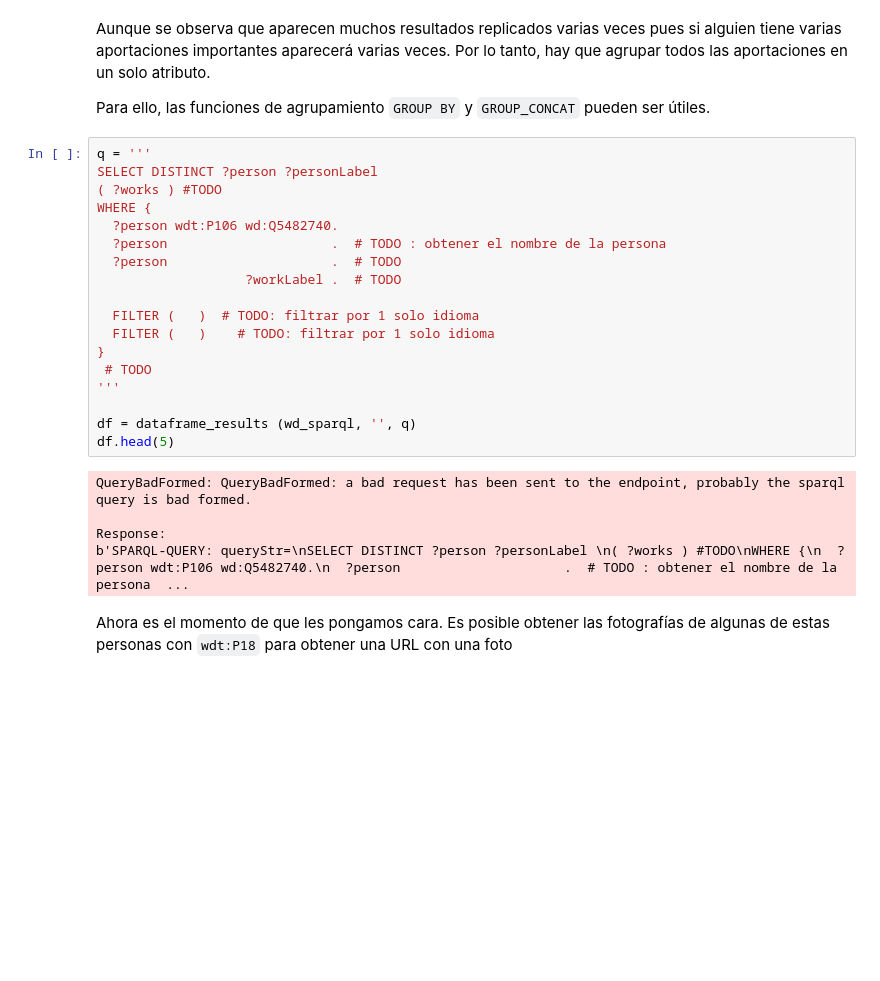
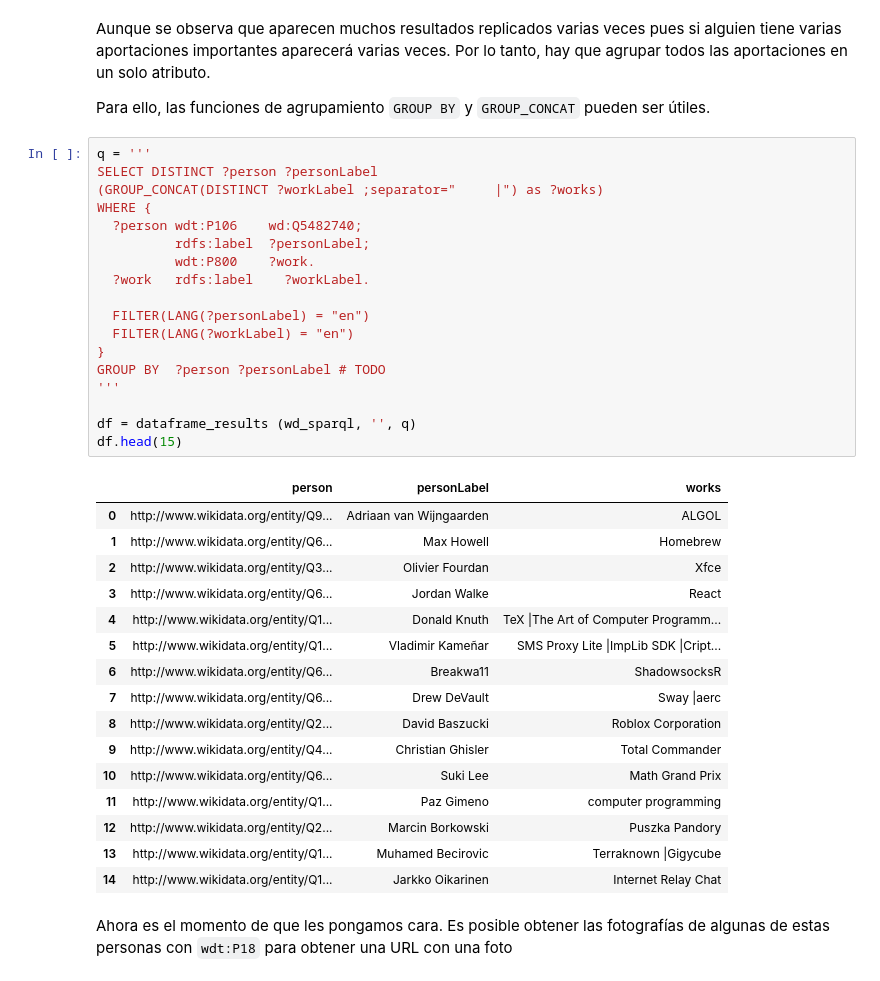
Before and after one commit to pfreezv/UOC, a Jupyter notebook: Tipología y fuentes de datos/pec 4/entrega/TyFdDd_PEC4_alan_coila_bustinza.ipynb, the cells around one changed output. Cells and saved outputs as stored; diff of their text form; blank space fills up the shorter version.

```diff
--- a/Tipología y fuentes de datos/pec 4/entrega/TyFdDd_PEC4_alan_coila_bustinza.ipynb
+++ b/Tipología y fuentes de datos/pec 4/entrega/TyFdDd_PEC4_alan_coila_bustinza.ipynb
@@ -500,29 +489,41 @@ df
 Aunque se observa que aparecen muchos resultados replicados varias veces pues si alguien tiene varias aportaciones importantes aparecerá varias veces. Por lo tanto, hay que agrupar todos las aportaciones en un solo atributo.
 
 Para ello, las funciones de agrupamiento `GROUP BY` y `GROUP_CONCAT` pueden ser útiles.
-# %%
-q = '''
-SELECT DISTINCT ?person ?personLabel
-( ?works ) #TODO
-WHERE {
-  ?person wdt:P106 wd:Q5482740.
-  ?person                     .  # TODO : obtener el nombre de la persona
-  ?person                     .  # TODO
-                   ?workLabel .  # TODO
-
-  FILTER (   )  # TODO: filtrar por 1 solo idioma
-  FILTER (   )    # TODO: filtrar por 1 solo idioma
-}
- # TODO
-'''
-
-df = dataframe_results (wd_sparql, '', q)
-df.head(5)
-# %% [output]
-QueryBadFormed: QueryBadFormed: a bad request has been sent to the endpoint, probably the sparql query is bad formed.
-
-Response:
-b'SPARQL-QUERY: queryStr=\nSELECT DISTINCT ?person ?personLabel \n( ?works ) #TODO\nWHERE {\n  ?person wdt:P106 wd:Q5482740.\n  ?person                     .  # TODO : obtener el nombre de la persona  ...
+# %%
+q = '''
+SELECT DISTINCT ?person ?personLabel
+(GROUP_CONCAT(DISTINCT ?workLabel ;separator="     |") as ?works)
+WHERE {
+  ?person wdt:P106    wd:Q5482740;
+          rdfs:label  ?personLabel;
+          wdt:P800    ?work.
+  ?work   rdfs:label    ?workLabel.
+
+  FILTER(LANG(?personLabel) = "en")
+  FILTER(LANG(?workLabel) = "en")
+}
+GROUP BY  ?person ?personLabel # TODO
+'''
+
+df = dataframe_results (wd_sparql, '', q)
+df.head(15)
+# %% [output]
+|  | person | personLabel | works |
+| 0 | http://www.wikidata.org/entity/Q9... | Adriaan van Wijngaarden | ALGOL |
+| 1 | http://www.wikidata.org/entity/Q6... | Max Howell | Homebrew |
+| 2 | http://www.wikidata.org/entity/Q3... | Olivier Fourdan | Xfce |
+| 3 | http://www.wikidata.org/entity/Q6... | Jordan Walke | React |
+| 4 | http://www.wikidata.org/entity/Q1... | Donald Knuth | TeX |The Art of Computer Programm... |
+| 5 | http://www.wikidata.org/entity/Q1... | Vladimir Kameñar | SMS Proxy Lite |ImpLib SDK |Cript... |
+| 6 | http://www.wikidata.org/entity/Q6... | Breakwa11 | ShadowsocksR |
+| 7 | http://www.wikidata.org/entity/Q6... | Drew DeVault | Sway |aerc |
+| 8 | http://www.wikidata.org/entity/Q2... | David Baszucki | Roblox Corporation |
+| 9 | http://www.wikidata.org/entity/Q4... | Christian Ghisler | Total Commander |
+| 10 | http://www.wikidata.org/entity/Q6... | Suki Lee | Math Grand Prix |
+| 11 | http://www.wikidata.org/entity/Q1... | Paz Gimeno | computer programming |
+| 12 | http://www.wikidata.org/entity/Q2... | Marcin Borkowski | Puszka Pandory |
+| 13 | http://www.wikidata.org/entity/Q1... | Muhamed Becirovic | Terraknown |Gigycube |
+| 14 | http://www.wikidata.org/entity/Q1... | Jarkko Oikarinen | Internet Relay Chat |
 # %% [markdown]
 Ahora es el momento de que les pongamos cara. Es posible obtener las fotografías de algunas de estas personas con `wdt:P18` para obtener una URL con una foto
 # %%
```
Also changed, not shown: parts of 2 cells of this notebook, 1 other file.
